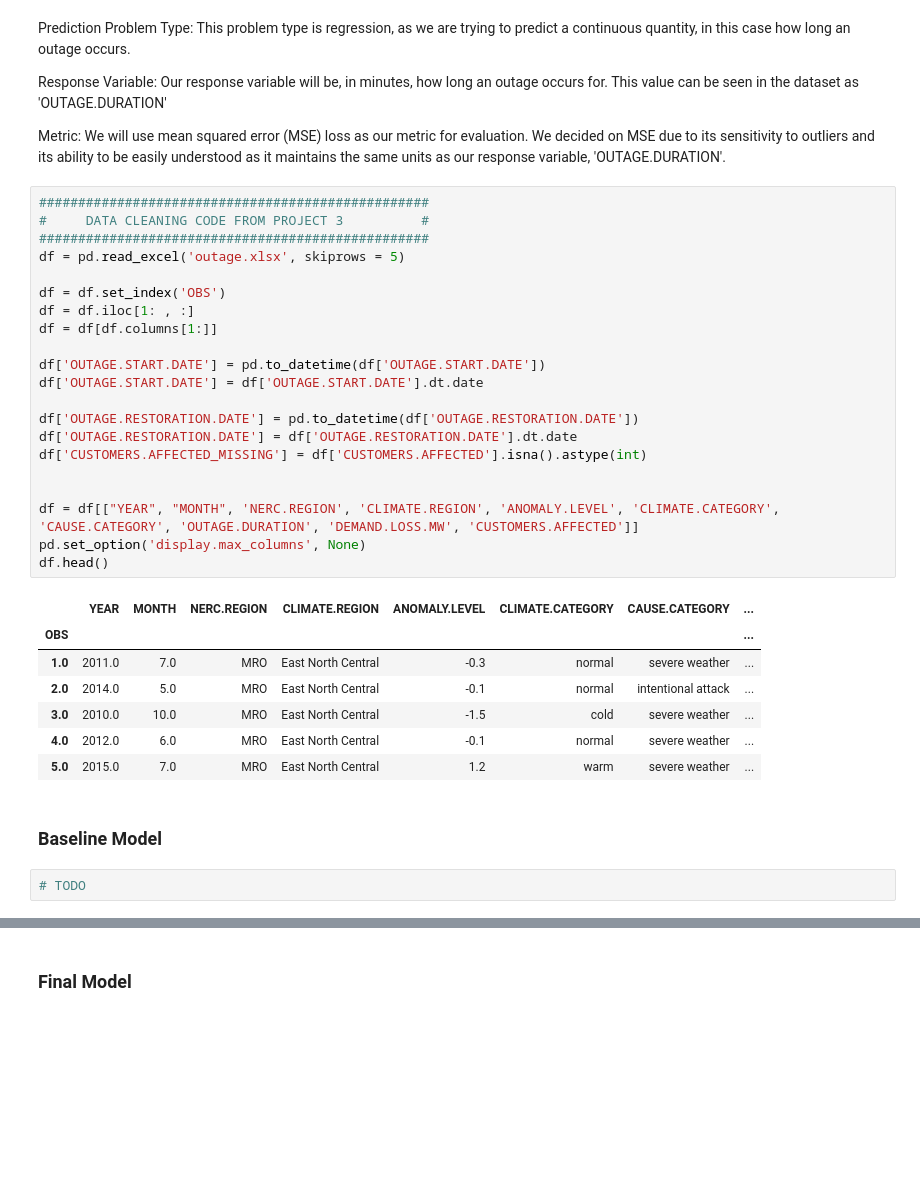
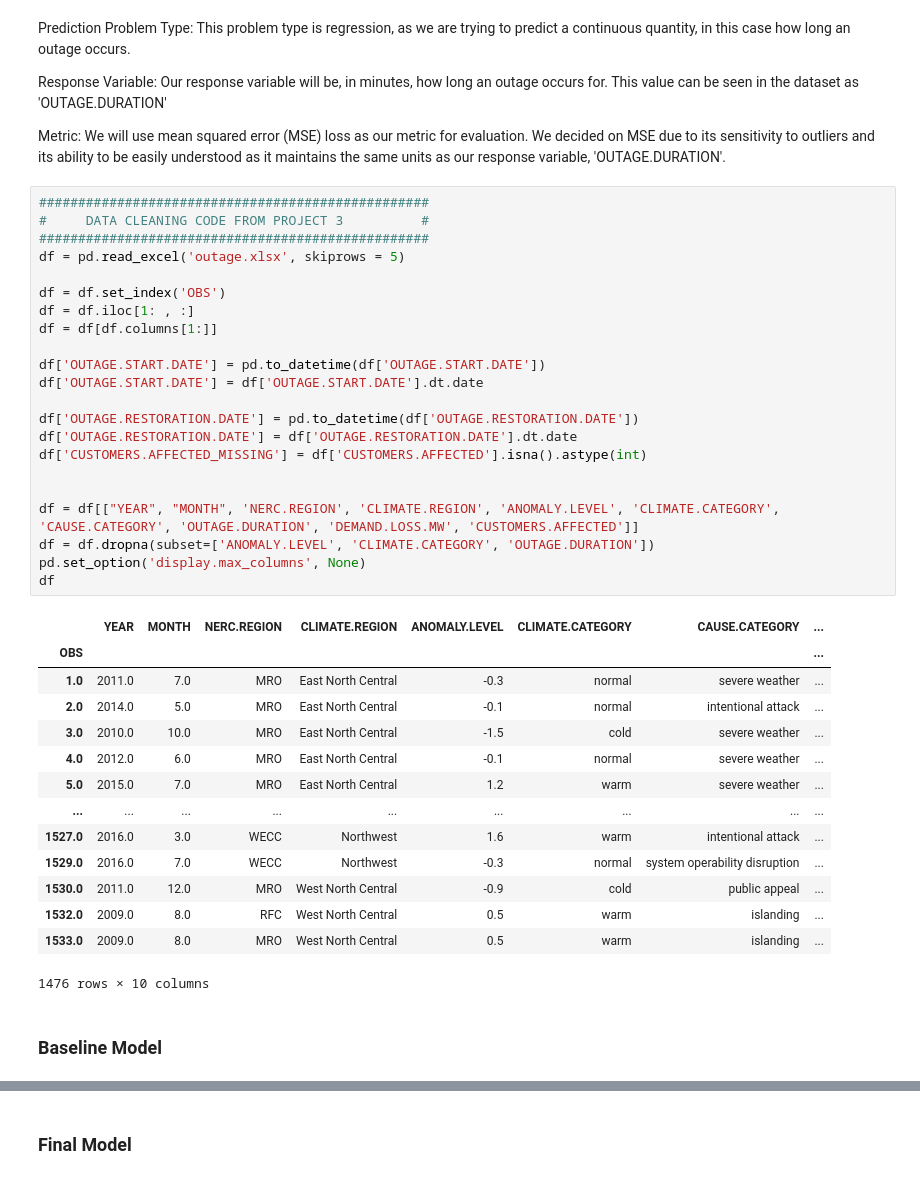
Before and after one commit to thenileriver/Outage-Duration-Prediction, a Jupyter notebook: template.ipynb, the cells around one changed output, grey strips where cells are left out. Drawn from its saved outputs; the diff is of its cells as text; blank space fills up the shorter version.

```diff
--- a/template.ipynb
+++ b/template.ipynb
@@ -24,33 +33,39 @@ Metric: We will use mean squared error (MSE) loss as our metric for evaluation.
 # %%
 ##################################################
 #     DATA CLEANING CODE FROM PROJECT 3          #
 ##################################################
 df = pd.read_excel('outage.xlsx', skiprows = 5)
 
 df = df.set_index('OBS')
 df = df.iloc[1: , :]
 df = df[df.columns[1:]]
 
 df['OUTAGE.START.DATE'] = pd.to_datetime(df['OUTAGE.START.DATE'])
 df['OUTAGE.START.DATE'] = df['OUTAGE.START.DATE'].dt.date
 
 df['OUTAGE.RESTORATION.DATE'] = pd.to_datetime(df['OUTAGE.RESTORATION.DATE'])
 df['OUTAGE.RESTORATION.DATE'] = df['OUTAGE.RESTORATION.DATE'].dt.date
 df['CUSTOMERS.AFFECTED_MISSING'] = df['CUSTOMERS.AFFECTED'].isna().astype(int)
 
 
 df = df[["YEAR", "MONTH", 'NERC.REGION', 'CLIMATE.REGION', 'ANOMALY.LEVEL', 'CLIMATE.CATEGORY', 'CAUSE.CATEGORY', 'OUTAGE.DURATION', 'DEMAND.LOSS.MW', 'CUSTOMERS.AFFECTED']]
+df = df.dropna(subset=['ANOMALY.LEVEL', 'CLIMATE.CATEGORY', 'OUTAGE.DURATION'])
 pd.set_option('display.max_columns', None)
-df.head()
+df
 # %% [output]
 |  | YEAR | MONTH | NERC.REGION | CLIMATE.REGION | ANOMALY.LEVEL | CLIMATE.CATEGORY | CAUSE.CATEGORY | ... |
 | OBS |  |  |  |  |  |  |  | ... |
 | 1.0 | 2011.0 | 7.0 | MRO | East North Central | -0.3 | normal | severe weather | ... |
 | 2.0 | 2014.0 | 5.0 | MRO | East North Central | -0.1 | normal | intentional attack | ... |
 | 3.0 | 2010.0 | 10.0 | MRO | East North Central | -1.5 | cold | severe weather | ... |
 | 4.0 | 2012.0 | 6.0 | MRO | East North Central | -0.1 | normal | severe weather | ... |
 | 5.0 | 2015.0 | 7.0 | MRO | East North Central | 1.2 | warm | severe weather | ... |
+| ... | ... | ... | ... | ... | ... | ... | ... | ... |
+| 1527.0 | 2016.0 | 3.0 | WECC | Northwest | 1.6 | warm | intentional attack | ... |
+| 1529.0 | 2016.0 | 7.0 | WECC | Northwest | -0.3 | normal | system operability disruption | ... |
+| 1530.0 | 2011.0 | 12.0 | MRO | West North Central | -0.9 | cold | public appeal | ... |
+| 1532.0 | 2009.0 | 8.0 | RFC | West North Central | 0.5 | warm | islanding | ... |
+| 1533.0 | 2009.0 | 8.0 | MRO | West North Central | 0.5 | warm | islanding | ... |
+1476 rows × 10 columns
 # %% [markdown]
 ### Baseline Model
-# %%
-# TODO
```
Also changed, not shown: parts of 3 cells of this notebook.
